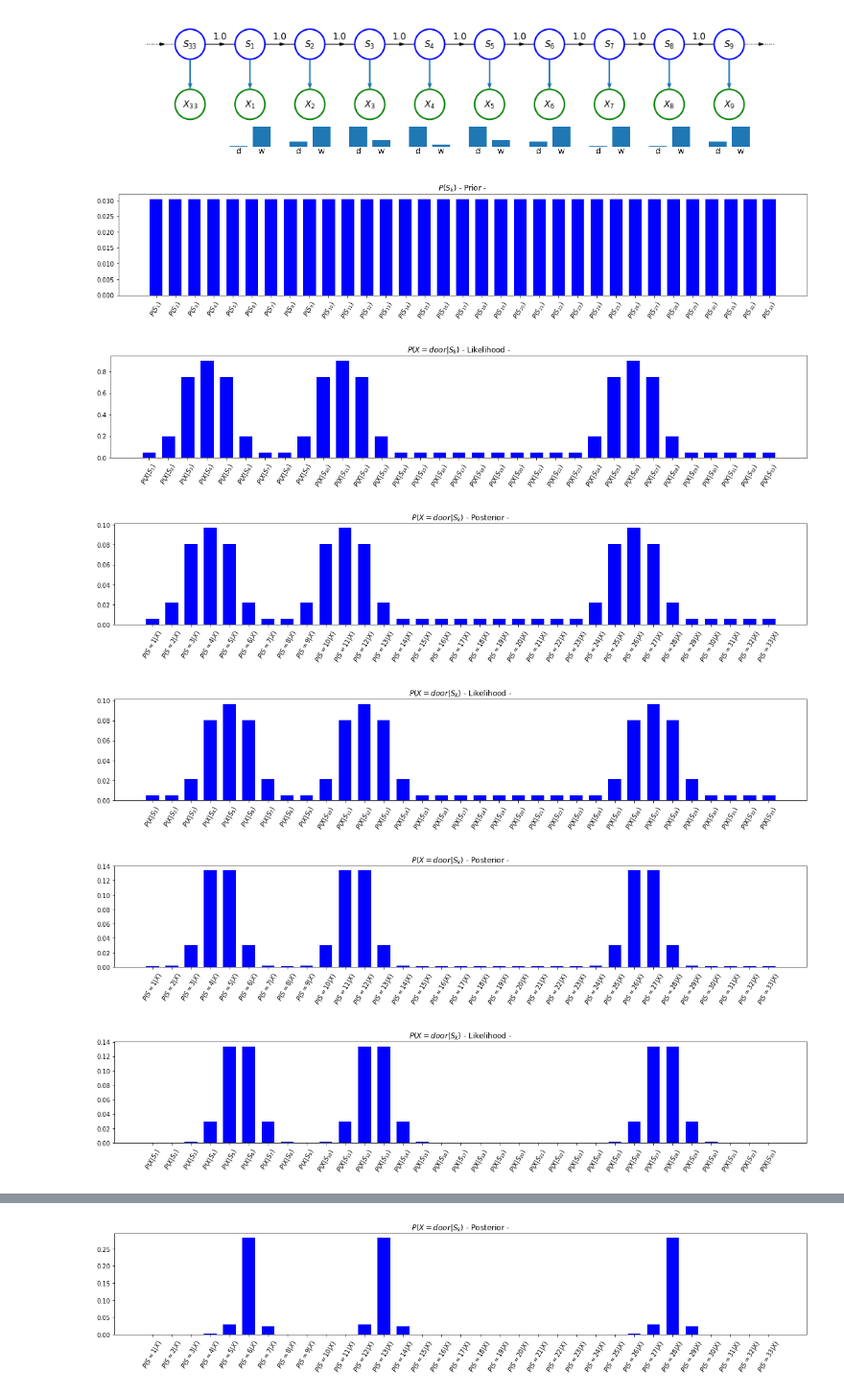
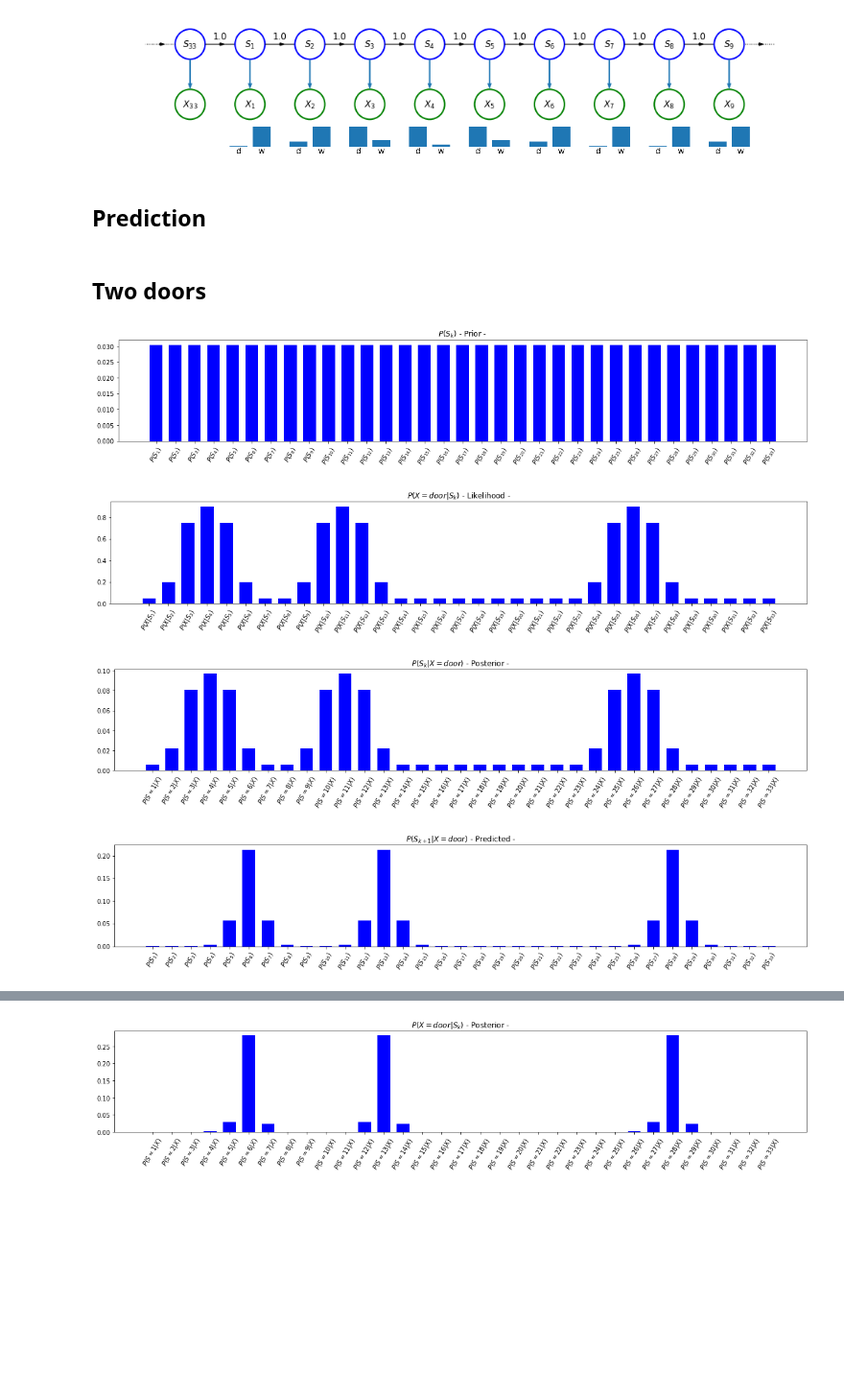
Before and after one commit to jganzabal/Kalman-as-Recursive-Bayesian-Estimation, a Jupyter notebook: Histogram Filters.ipynb, the cells around one changed output, grey strips where cells are left out. Shown at 96% size. Drawn from its saved outputs; the diff is of its cells as text; code cells hidden in the pictures; blank space fills up the shorter version.

```diff
--- a/Histogram Filters.ipynb
+++ b/Histogram Filters.ipynb
@@ -94,5 +88,5 @@ kalman.plot_distribution(likelihood_perfect_sensor['wall']*p,  title = 'unnormal
 # %%
-def update(p, X):
+def update(p, X, likelihood):
     # p: prior probability
     # X: Measurement, can be door or wall
     # posterior not normalized
@@ -117,10 +114,10 @@ $X_k$ and $S_k$ are correlated
 # %%
 pulse = np.array([0.2, 0.75, 0.9, 0.75, 0.2])
 noise = 0.05
-likelihood = get_room_observation_likelihood(N = N, doors = doors, pulse = pulse, noise = noise)
-kalman.plot_distribution(likelihood['door'], title = '$P(X=door|S_k)$ - Likelihood -',
+likelihood = HF.get_room_observation_likelihood(N = N, doors = doors, pulse = pulse, noise = noise)
+HF.plot_distribution(likelihood['door'], title = '$P(X=door|S_k)$ - Likelihood -',
                          str_indexes= str_indexes_likelihood, rotation = 60)
-kalman.plot_distribution(likelihood['wall'],  title = '$P(X=wall|S_k)$ - Likelihood -',
+HF.plot_distribution(likelihood['wall'],  title = '$P(X=wall|S_k)$ - Likelihood -',
                          str_indexes= str_indexes_likelihood, rotation = 60)
 # %% [output]
 [figure]
@@ -173,36 +181,29 @@ hmm.plot_basic_hmm_model(N = N, N_states_visible = 10, circular = True, stay_ste
                          one_step_prob = 1.0, two_step_prob = 0, figsize = (20,3), images_map = images_map)
 # %% [output]
 [figure]
+# %% [markdown]
+## Prediction
 # %%
 def predict_perfect(posterior):
     return np.roll(posterior,1)
+# %% [markdown]
+## Two doors
 # %%
-kalman.plot_distribution(p, title = '$P(S_k)$ - Prior -',
+p = np.ones(N)/N
+HF.plot_distribution(p, title = '$P(S_k)$ - Prior -',
                          str_indexes= str_indexes_prior, rotation = 60)
 # Observo una puerta
 X = 'door'
-kalman.plot_distribution(likelihood[X], title = '$P(X=door|S_k)$ - Likelihood -',
+HF.plot_distribution(likelihood[X], title = '$P(X=door|S_k)$ - Likelihood -',
                          str_indexes= str_indexes_likelihood, rotation = 60)
-posterior = update(p, X)
-kalman.plot_distribution(posterior, title = '$P(X=door|S_k)$ - Posterior -',
+posterior = update(p, X, likelihood)
+HF.plot_distribution(posterior, title = '$P(S_k|X=door)$ - Posterior -',
                          str_indexes= str_indexes_posterior, rotation = 60)
-predicted = predict_perfect(posterior)
-kalman.plot_distribution(predicted, title = '$P(X=door|S_k)$ - Likelihood -',
-                         str_indexes= str_indexes_likelihood, rotation = 60)
+predicted_1 = predict_perfect(posterior)
+HF.plot_distribution(predicted, title = '$P(S_{k+1}|X=door)$ - Predicted -',
+                         str_indexes= str_indexes_prior, rotation = 60)
 # %% [output]
 [figure]
 [figure]
 [figure]
-[figure, old version]
+[figure, new version]
-# %%
-# Vuelvo a observar una puerta
-p = predicted
-posterior = update(p, X)
-kalman.plot_distribution(posterior, title = '$P(X=door|S_k)$ - Posterior -',
-                         str_indexes= str_indexes_posterior, rotation = 60)
-predicted = predict_perfect(posterior)
-kalman.plot_distribution(predicted, title = '$P(X=door|S_k)$ - Likelihood -',
-                         str_indexes= str_indexes_likelihood, rotation = 60)
-# %% [output]
-[figure, removed]
-[figure, removed]
```
Also changed, not shown: parts of 34 cells of this notebook, 2 other files.
